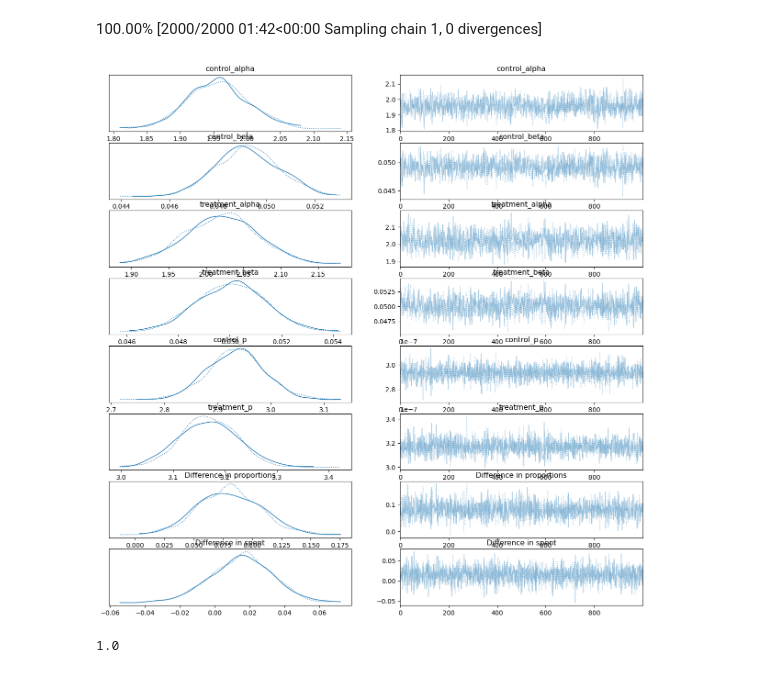
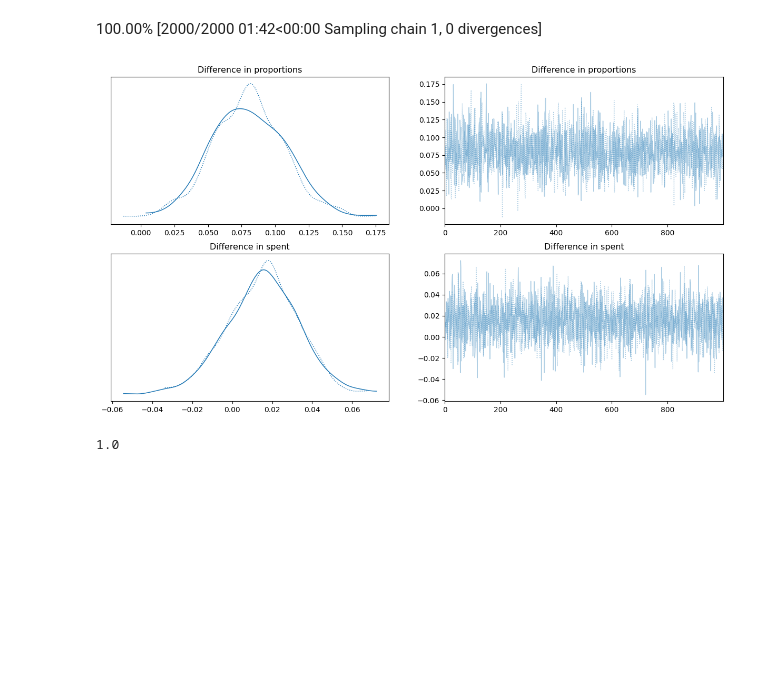
Before and after one commit to Pezzekazil/templates, a Jupyter notebook: bayesian_ab_test.ipynb, the cells around one changed output. Saved outputs shown, nothing was run; the diff lists cells and outputs as text; code cells hidden in the pictures; blank space fills up the shorter version.

```diff
--- a/bayesian_ab_test.ipynb
+++ b/bayesian_ab_test.ipynb
@@ -64,9 +64,9 @@ with Model() as model:  # model specifications in PyMC are wrapped in a with-sta
 100.00% [2000/2000 01:53<00:00 Sampling chain 0, 0 divergences]
 100.00% [2000/2000 01:42<00:00 Sampling chain 1, 0 divergences]
 # %%
-az.plot_trace(idata, figsize=(15, 30));
+az.plot_trace(idata,var_names=["Difference in proportions", "Difference in spent"], figsize=(15, 8),);
 # %% [output]
-[figure, old version]
+[figure, new version]
 # %%
 chain_0 = idata.posterior["Difference in proportions"][0]
 (np.array(chain_0) > 0).sum() / chain_0.shape[0]
```
